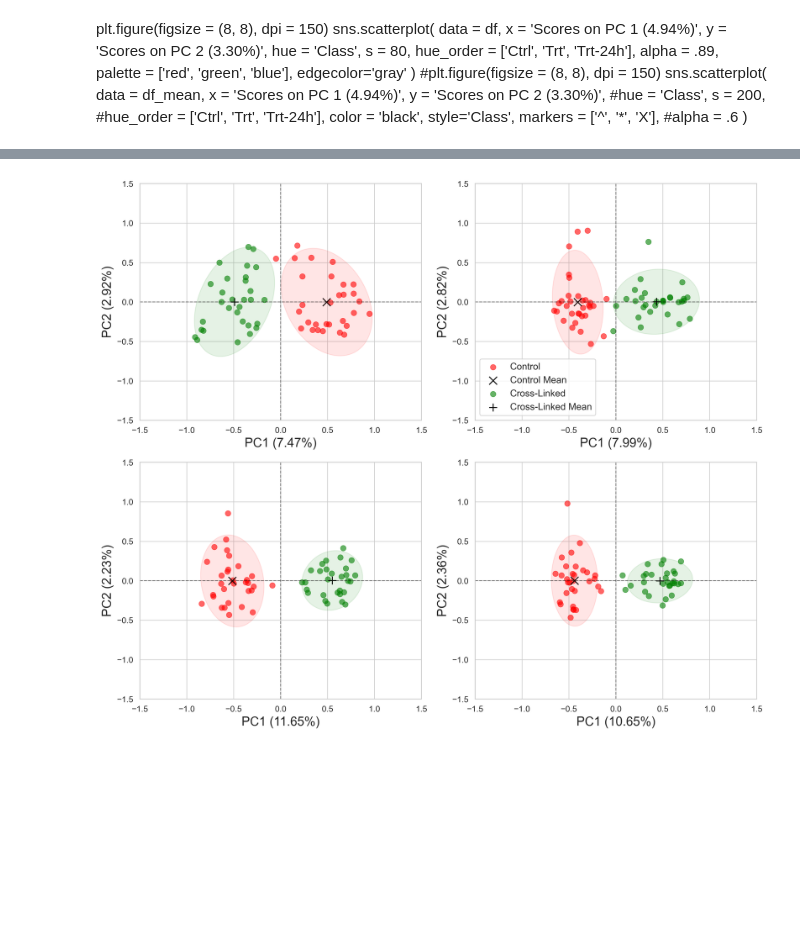
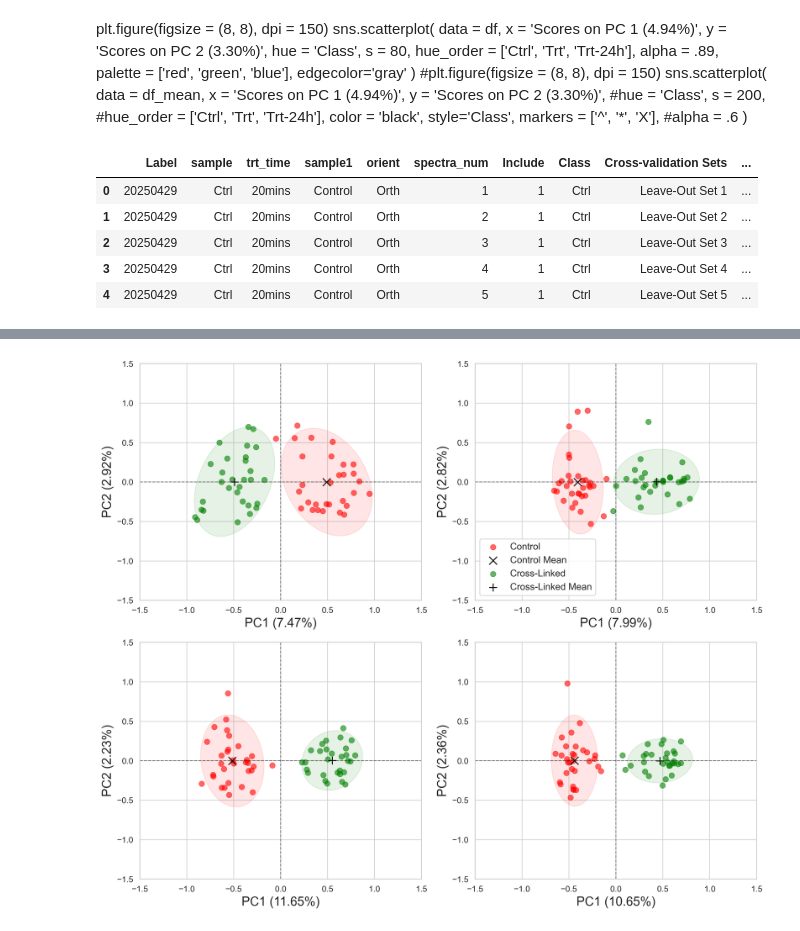
Before and after one commit to bunmiadejimi/Raman_Collagen, a Jupyter notebook: pca_plots_ellipse.ipynb, the cells around one changed output, grey strips where cells are left out. Cells and saved outputs as stored; diff of their text form; code cells hidden in the pictures; blank space fills up the shorter version.

```diff
--- a/pca_plots_ellipse.ipynb
+++ b/pca_plots_ellipse.ipynb
@@ -171,3 +188,12 @@ def confidence_ellipse(x, y, ax, n_std=2.0, facecolor='none', **kwargs):
 
     ellipse.set_transform(transf + ax.transData)
     return ax.add_patch(ellipse)
+# %%
+df.head()
+# %% [output]
+|  | Label | sample | trt_time | sample1 | orient | spectra_num | Include | Class | Cross-validation Sets | ... |
+| 0 | 20250429 | Ctrl | 20mins | Control | Orth | 1 | 1 | Ctrl | Leave-Out Set 1 | ... |
+| 1 | 20250429 | Ctrl | 20mins | Control | Orth | 2 | 1 | Ctrl | Leave-Out Set 2 | ... |
+| 2 | 20250429 | Ctrl | 20mins | Control | Orth | 3 | 1 | Ctrl | Leave-Out Set 3 | ... |
+| 3 | 20250429 | Ctrl | 20mins | Control | Orth | 4 | 1 | Ctrl | Leave-Out Set 4 | ... |
+| 4 | 20250429 | Ctrl | 20mins | Control | Orth | 5 | 1 | Ctrl | Leave-Out Set 5 | ... |
```
Also changed, not shown: parts of 5 cells of this notebook.
